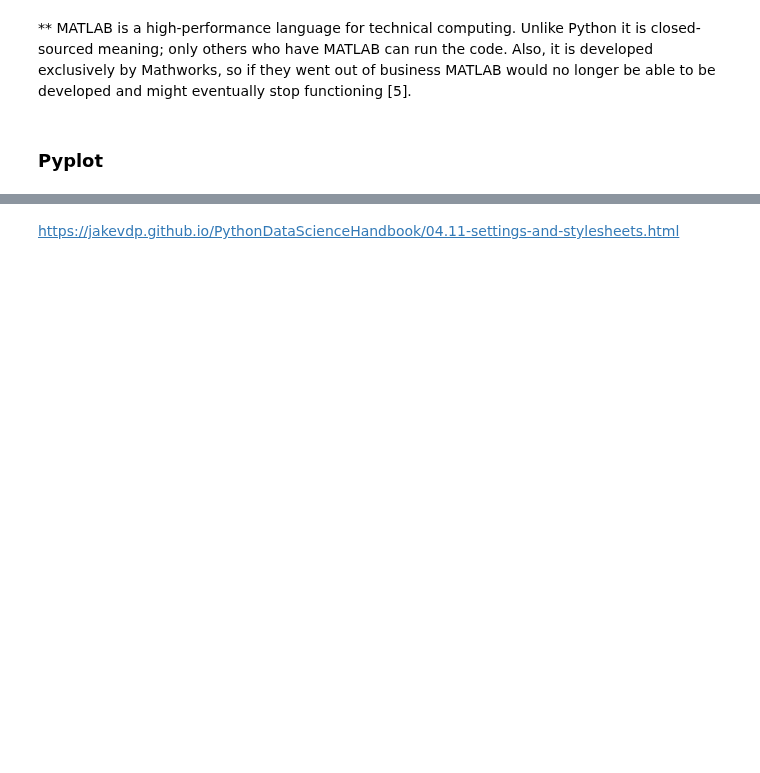
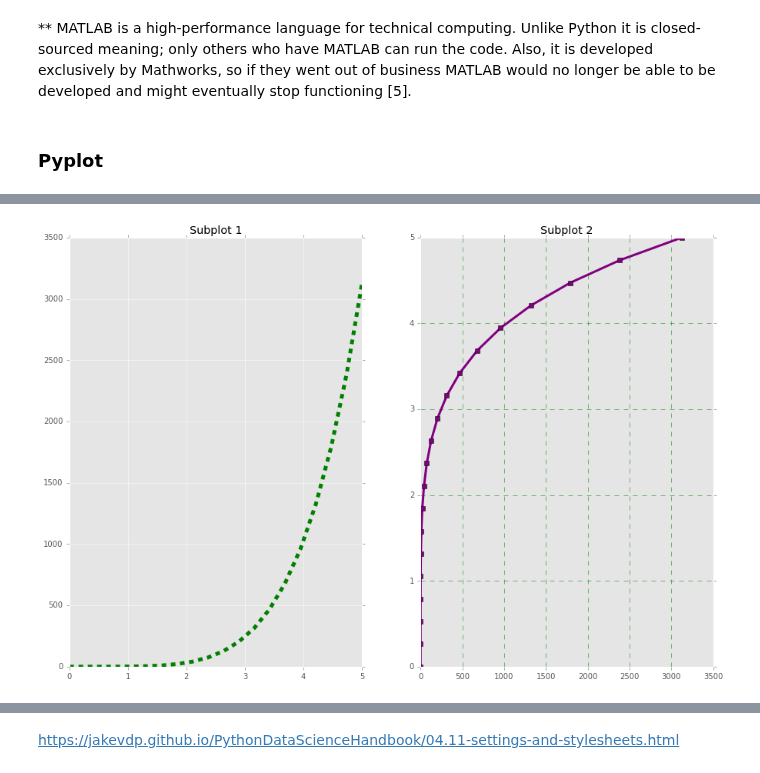
Before and after one commit to kmcd14/FofData-assessment, a Jupyter notebook: pyplot.ipynb, the cells around one changed output, grey strips where cells are left out. Cells and saved outputs as stored; diff of their text form; code cells hidden in the pictures; blank space fills up the shorter version.

```diff
--- a/pyplot.ipynb
+++ b/pyplot.ipynb
@@ -48,0 +132,13 @@ import matplotlib.pyplot as plt
+# %%
+# plt.subplot(nrows, ncols, the first plot)
+plt.subplot(1,2,1)
+plt.title('Subplot 1')
+plt.plot(x, y, 'g--', lw=5) # More on color options later
+
+# plt.subplot(nrows, ncols, the second plot)
+plt.subplot(1,2,2)
+plt.title('Subplot 2')
+plt.plot(y, x, 'purple', lw=3, ls='-', marker='s')
+plt.grid(color='green',ls='--')
+# %% [output]
+[figure, added]
```
Also changed, not shown: parts of 43 cells of this notebook, 7 other files.
